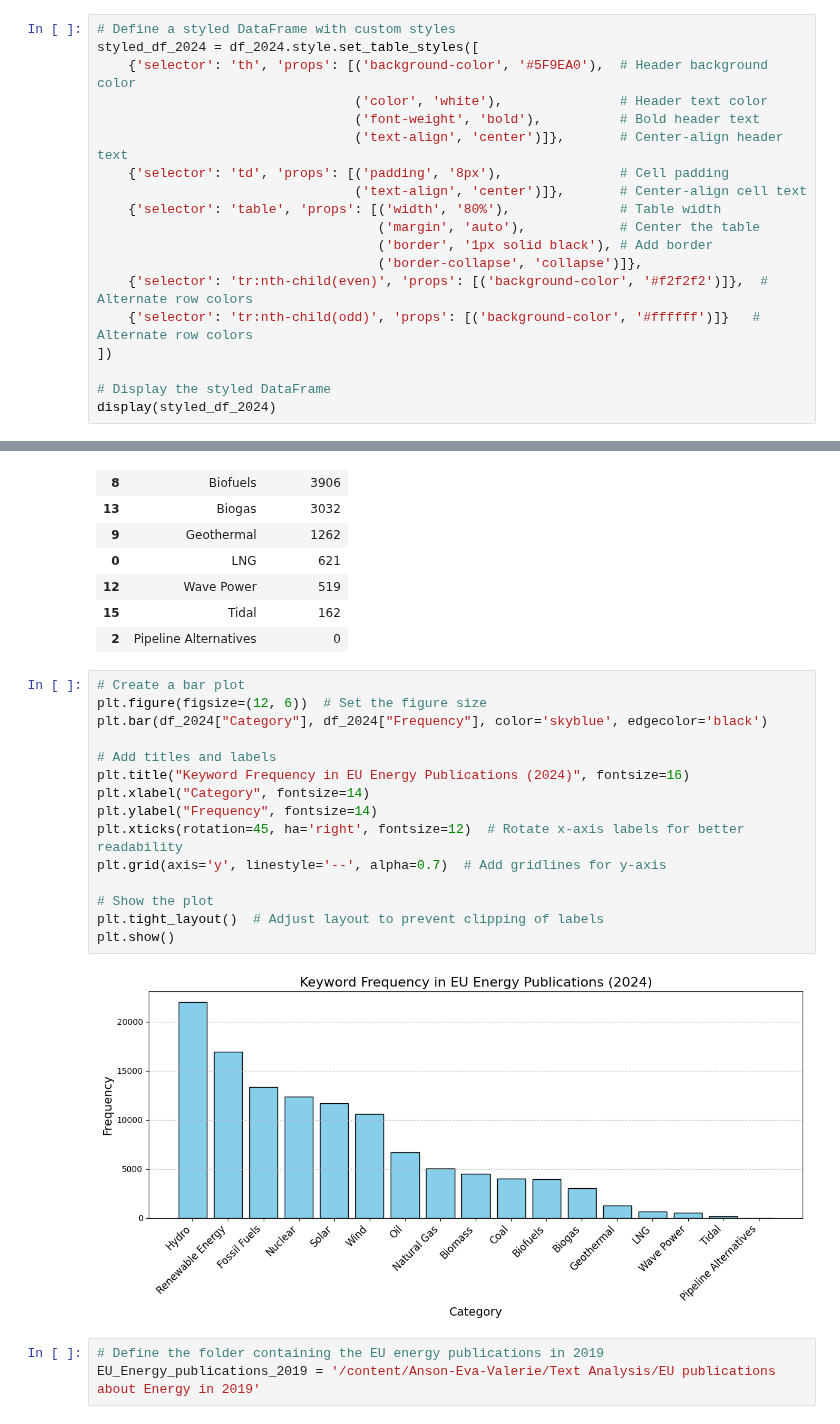
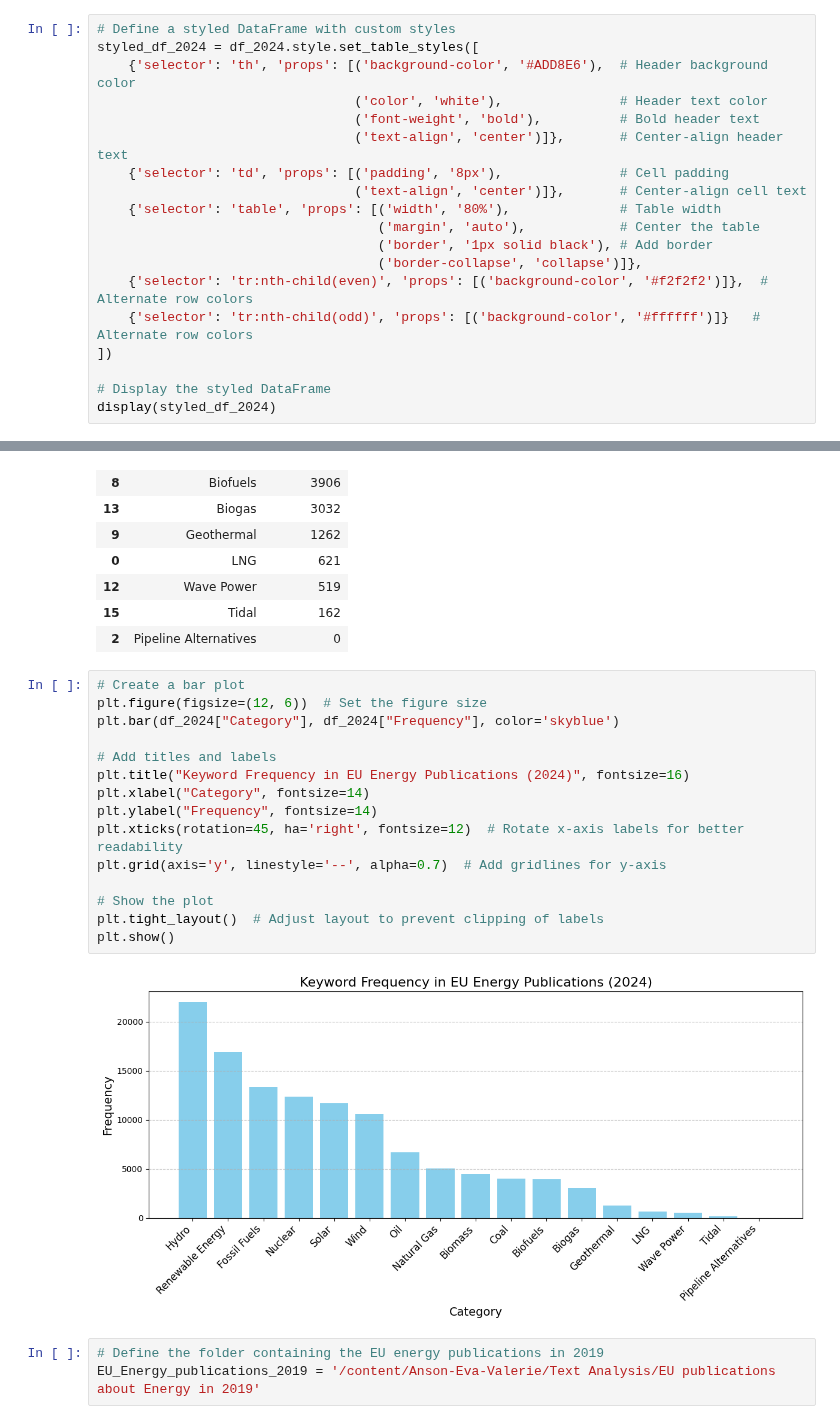
Before and after one commit to Anson422/Anson-Eva-Valerie, a Jupyter notebook: Text Analysis/Code_Text_Analysis.ipynb, the cells around one changed output, grey strips where cells are left out. Saved outputs shown, nothing was run; the diff lists cells and outputs as text.

```diff
--- a/Text Analysis/Code_Text_Analysis.ipynb
+++ b/Text Analysis/Code_Text_Analysis.ipynb
@@ -174,7 +174,7 @@ df_2024 = df_2024.sort_values(by="Frequency", ascending=False)
 # %%
 # Define a styled DataFrame with custom styles
 styled_df_2024 = df_2024.style.set_table_styles([
-    {'selector': 'th', 'props': [('background-color', '#5F9EA0'),  # Header background color
+    {'selector': 'th', 'props': [('background-color', '#ADD8E6'),  # Header background color
                                  ('color', 'white'),               # Header text color
                                  ('font-weight', 'bold'),          # Bold header text
                                  ('text-align', 'center')]},       # Center-align header text
@@ -212,20 +212,20 @@ display(styled_df_2024)
 # %%
 # Create a bar plot
 plt.figure(figsize=(12, 6))  # Set the figure size
-plt.bar(df_2024["Category"], df_2024["Frequency"], color='skyblue', edgecolor='black')
+plt.bar(df_2024["Category"], df_2024["Frequency"], color='skyblue')
 
 # Add titles and labels
 plt.title("Keyword Frequency in EU Energy Publications (2024)", fontsize=16)
 plt.xlabel("Category", fontsize=14)
 plt.ylabel("Frequency", fontsize=14)
 plt.xticks(rotation=45, ha='right', fontsize=12)  # Rotate x-axis labels for better readability
 plt.grid(axis='y', linestyle='--', alpha=0.7)  # Add gridlines for y-axis
 
 # Show the plot
 plt.tight_layout()  # Adjust layout to prevent clipping of labels
 plt.show()
 # %% [output]
-[figure, old version]
+[figure, new version]
 # %%
 # Define the folder containing the EU energy publications in 2019
 EU_Energy_publications_2019 = '/content/Anson-Eva-Valerie/Text Analysis/EU publications about Energy in 2019'
```
Also changed, not shown: parts of 3 cells of this notebook.
